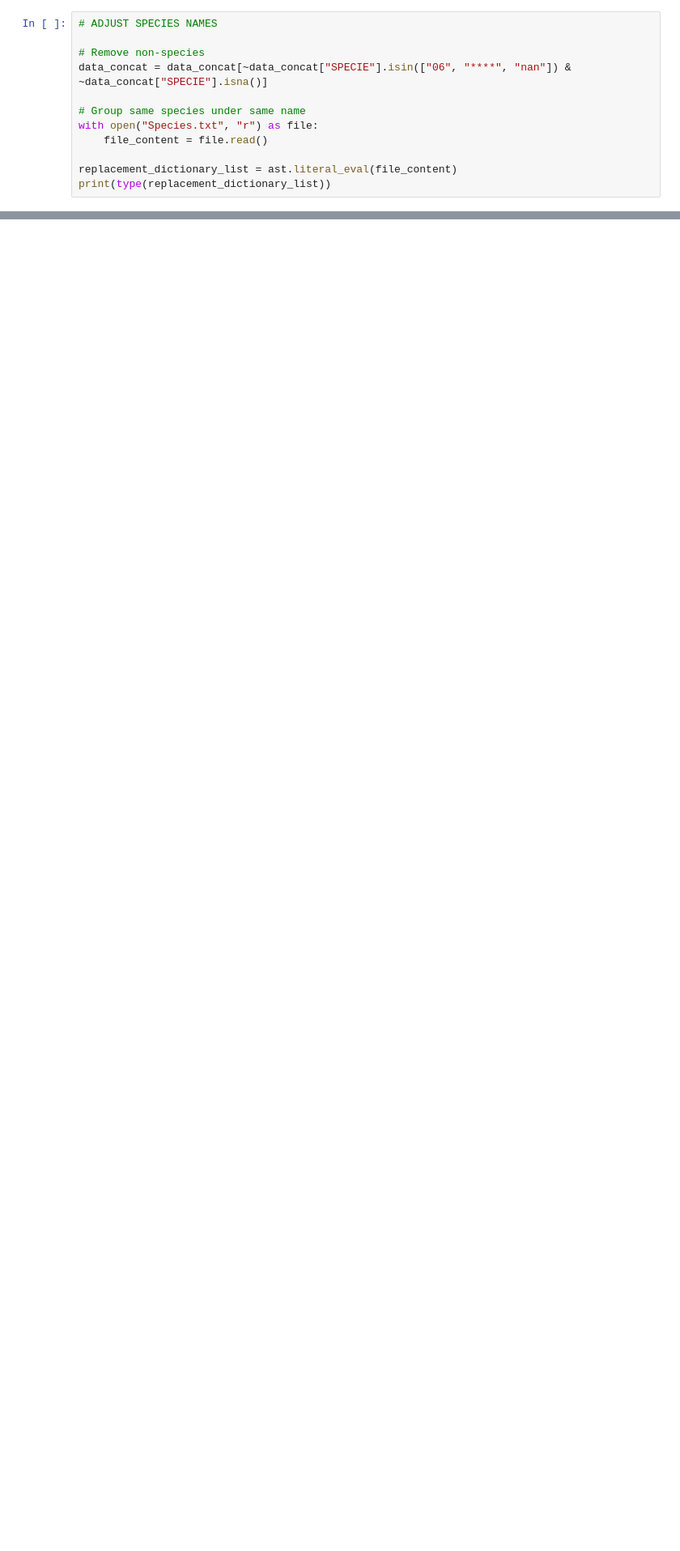
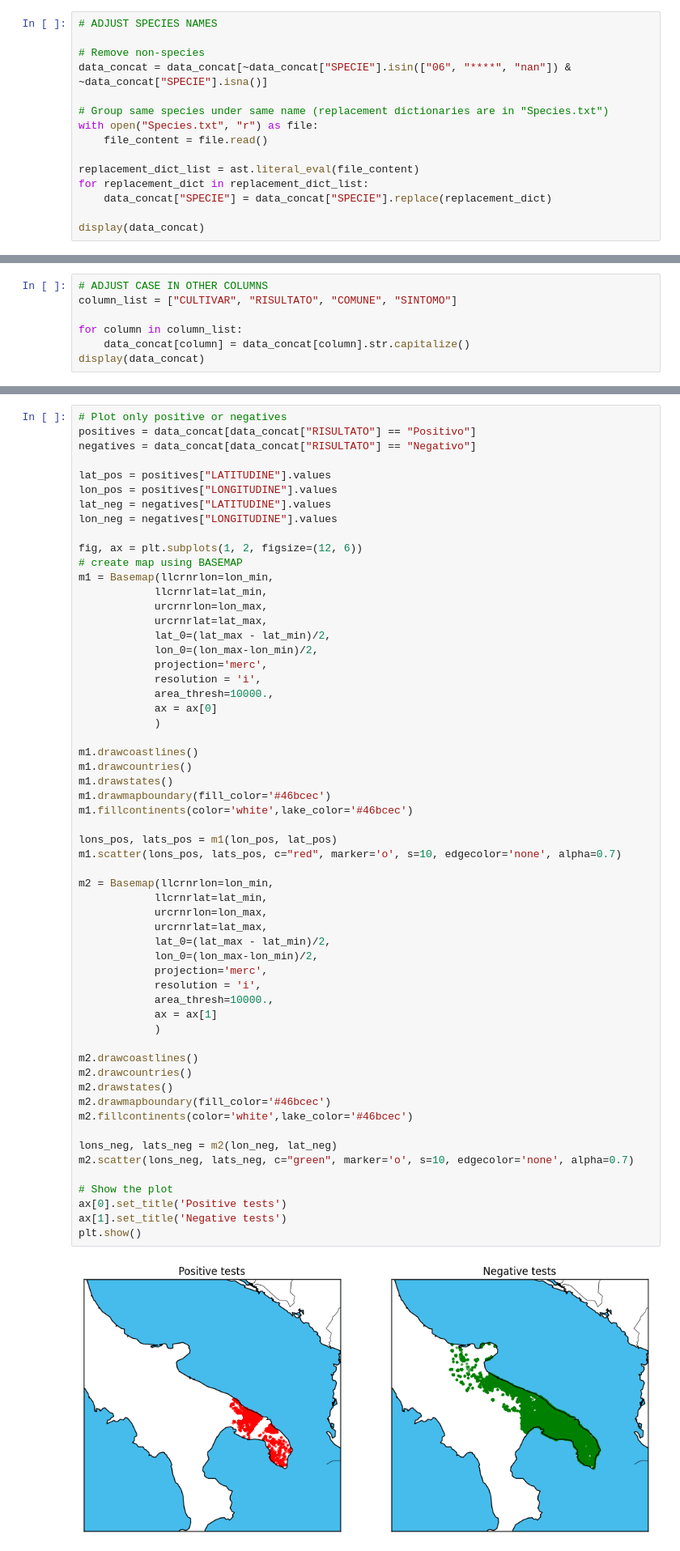
Before and after one commit to LeonMengoni/Xylella-Fastidiosa, a Jupyter notebook: Monitoring.ipynb, the cells around one changed output, grey strips where cells are left out. Shown at 81% size. Cells and saved outputs as stored; diff of their text form; blank space fills up the shorter version.

Commit message:
Added replacement dictionary file. Updated notebooks.

```diff
--- a/Monitoring.ipynb
+++ b/Monitoring.ipynb
@@ -80,9 +35,12 @@ display(data_concat)
 # Remove non-species
 data_concat = data_concat[~data_concat["SPECIE"].isin(["06", "****", "nan"]) & ~data_concat["SPECIE"].isna()]
 
-# Group same species under same name
+# Group same species under same name (replacement dictionaries are in "Species.txt")
 with open("Species.txt", "r") as file:
     file_content = file.read()
 
-replacement_dictionary_list = ast.literal_eval(file_content)
-print(type(replacement_dictionary_list))
+replacement_dict_list = ast.literal_eval(file_content)
+for replacement_dict in replacement_dict_list:
+    data_concat["SPECIE"] = data_concat["SPECIE"].replace(replacement_dict)
+
+display(data_concat)
@@ -344,0 +61,7 @@ plt.show()
+# %%
+# ADJUST CASE IN OTHER COLUMNS
+column_list = ["CULTIVAR", "RISULTATO", "COMUNE", "SINTOMO"]
+
+for column in column_list:
+    data_concat[column] = data_concat[column].str.capitalize()
+display(data_concat)
@@ -344,0 +141,60 @@ plt.show()
+# %%
+# Plot only positive or negatives
+positives = data_concat[data_concat["RISULTATO"] == "Positivo"]
+negatives = data_concat[data_concat["RISULTATO"] == "Negativo"]
+
+lat_pos = positives["LATITUDINE"].values
+lon_pos = positives["LONGITUDINE"].values
+lat_neg = negatives["LATITUDINE"].values
+lon_neg = negatives["LONGITUDINE"].values
+
+fig, ax = plt.subplots(1, 2, figsize=(12, 6))
+# create map using BASEMAP
+m1 = Basemap(llcrnrlon=lon_min,
+            llcrnrlat=lat_min,
+            urcrnrlon=lon_max,
+            urcrnrlat=lat_max,
+            lat_0=(lat_max - lat_min)/2,
+            lon_0=(lon_max-lon_min)/2,
+            projection='merc',
+            resolution = 'i',
+            area_thresh=10000.,
+            ax = ax[0]
+            )
+
+m1.drawcoastlines()
+m1.drawcountries()
+m1.drawstates()
+m1.drawmapboundary(fill_color='#46bcec')
+m1.fillcontinents(color='white',lake_color='#46bcec')
+
+lons_pos, lats_pos = m1(lon_pos, lat_pos)
+m1.scatter(lons_pos, lats_pos, c="red", marker='o', s=10, edgecolor='none', alpha=0.7)
+
+m2 = Basemap(llcrnrlon=lon_min,
+            llcrnrlat=lat_min,
+            urcrnrlon=lon_max,
+            urcrnrlat=lat_max,
+            lat_0=(lat_max - lat_min)/2,
+            lon_0=(lon_max-lon_min)/2,
+            projection='merc',
+            resolution = 'i',
+            area_thresh=10000.,
+            ax = ax[1]
+            )
+
+m2.drawcoastlines()
+m2.drawcountries()
+m2.drawstates()
+m2.drawmapboundary(fill_color='#46bcec')
+m2.fillcontinents(color='white',lake_color='#46bcec')
+
+lons_neg, lats_neg = m2(lon_neg, lat_neg)
+m2.scatter(lons_neg, lats_neg, c="green", marker='o', s=10, edgecolor='none', alpha=0.7)
+
+# Show the plot
+ax[0].set_title('Positive tests')
+ax[1].set_title('Negative tests')
+plt.show()
+# %% [output]
+[figure, added]
```
Also changed, not shown: parts of 12 cells of this notebook, 2 other files.
